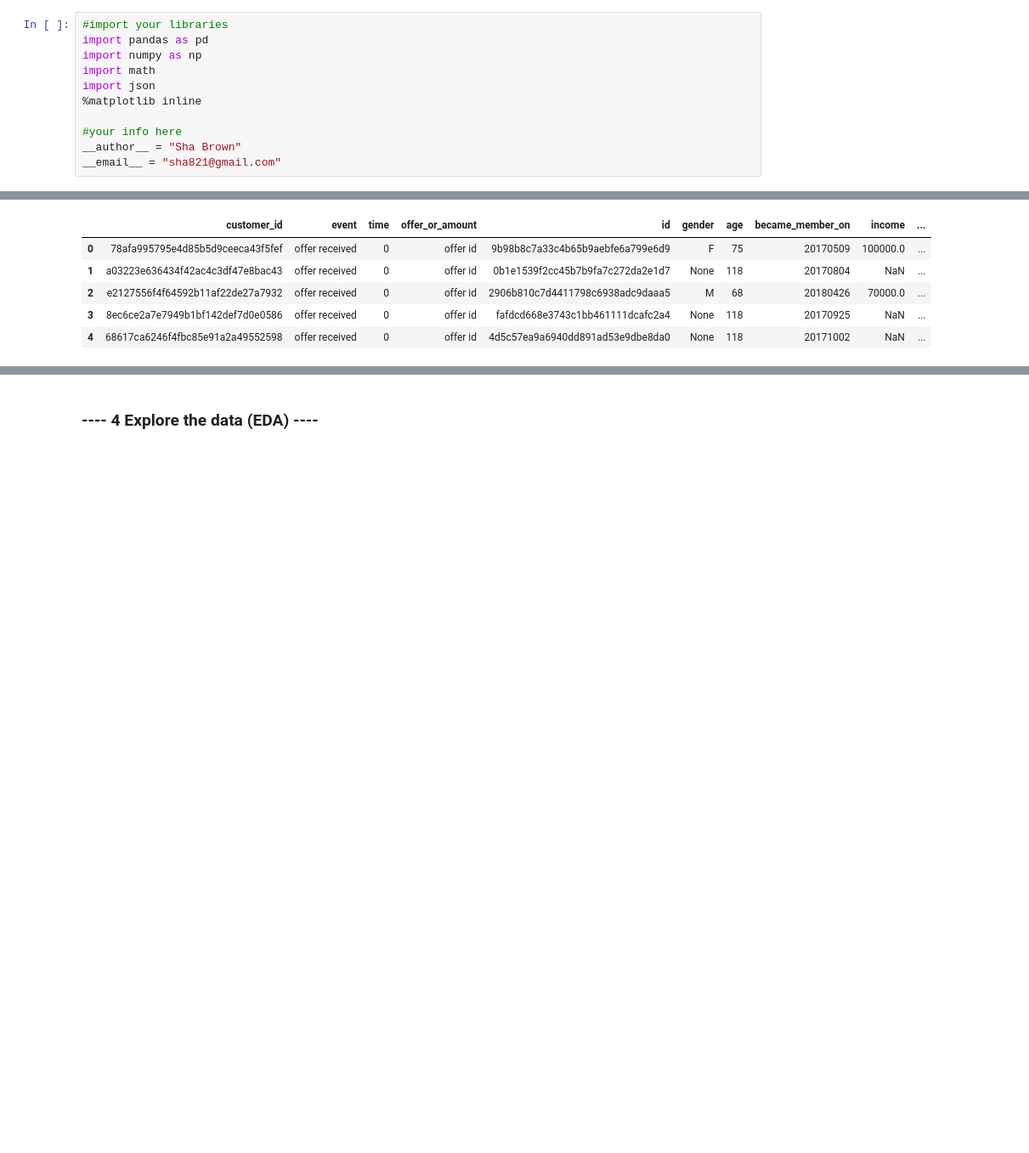
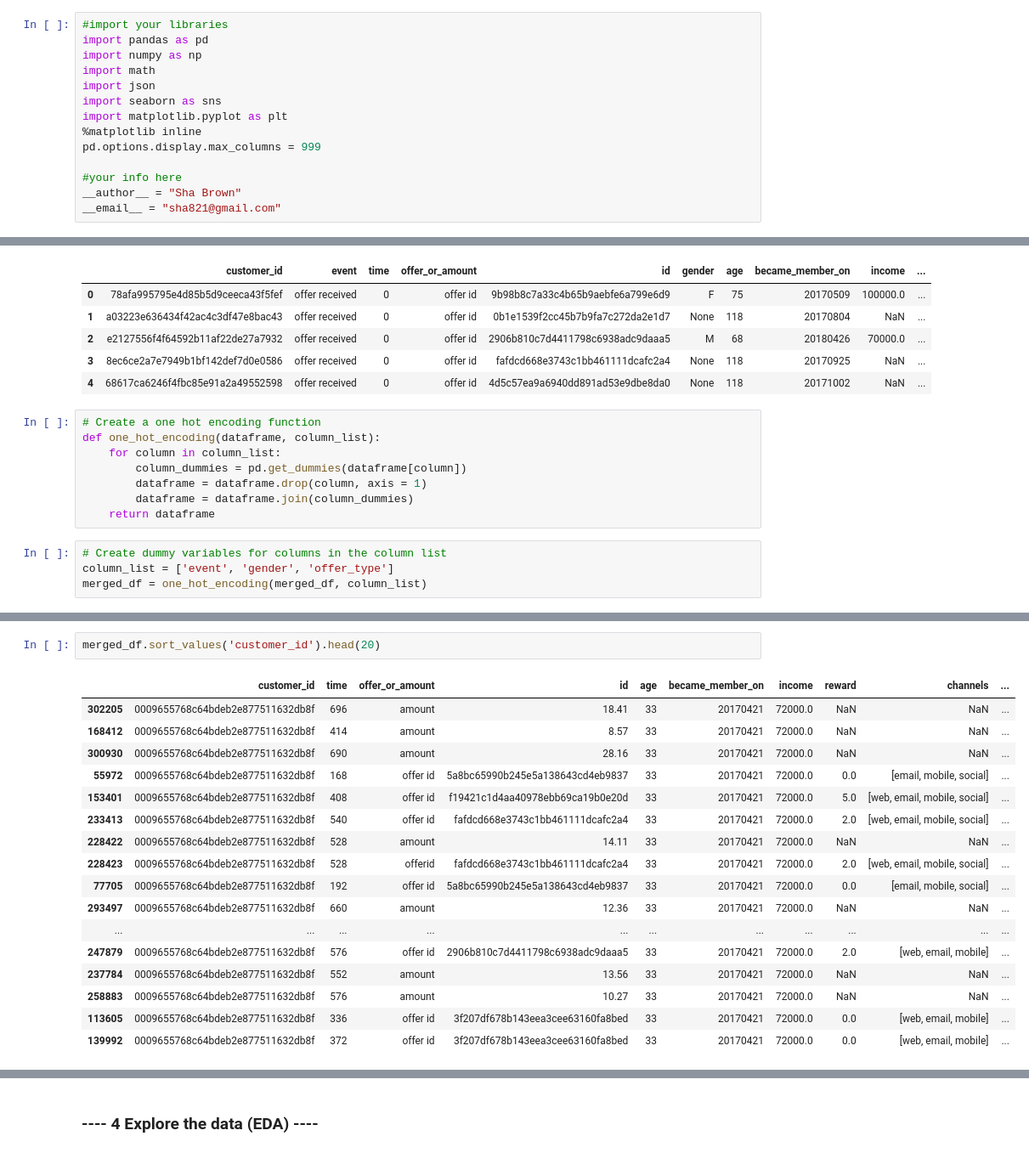
Before and after one commit to shabrown/Starbucks-Capstone-Challenge, a Jupyter notebook: Starbucks_Capstone_Challenge.ipynb, the cells around one changed output, grey strips where cells are left out. Shown: that part at 85% size. Cells and saved outputs as stored; diff of their text form; blank space fills up the shorter version.

```diff
--- a/Starbucks_Capstone_Challenge.ipynb
+++ b/Starbucks_Capstone_Challenge.ipynb
@@ -73,7 +73,10 @@ import pandas as pd
 import numpy as np
 import math
 import json
+import seaborn as sns
+import matplotlib.pyplot as plt
 %matplotlib inline
+pd.options.display.max_columns = 999
 
 #your info here
 __author__ = "Sha Brown"
@@ -316,3 +277,15 @@ merged_df.head()
 | 2 | e2127556f4f64592b11af22de27a7932 | offer received | 0 | offer id | 2906b810c7d4411798c6938adc9daaa5 | M | 68 | 20180426 | 70000.0 | ... |
 | 3 | 8ec6ce2a7e7949b1bf142def7d0e0586 | offer received | 0 | offer id | fafdcd668e3743c1bb461111dcafc2a4 | None | 118 | 20170925 | NaN | ... |
 | 4 | 68617ca6246f4fbc85e91a2a49552598 | offer received | 0 | offer id | 4d5c57ea9a6940dd891ad53e9dbe8da0 | None | 118 | 20171002 | NaN | ... |
+# %%
+# Create a one hot encoding function
+def one_hot_encoding(dataframe, column_list):
+    for column in column_list:
+        column_dummies = pd.get_dummies(dataframe[column])
+        dataframe = dataframe.drop(column, axis = 1)
+        dataframe = dataframe.join(column_dummies)
+    return dataframe
+# %%
+# Create dummy variables for columns in the column list
+column_list = ['event', 'gender', 'offer_type']
+merged_df = one_hot_encoding(merged_df, column_list)
@@ -318,0 +301,20 @@ merged_df.head()
+# %%
+merged_df.sort_values('customer_id').head(20)
+# %% [output]
+|  | customer_id | time | offer_or_amount | id | age | became_member_on | income | reward | channels | ... |
+| 302205 | 0009655768c64bdeb2e877511632db8f | 696 | amount | 18.41 | 33 | 20170421 | 72000.0 | NaN | NaN | ... |
+| 168412 | 0009655768c64bdeb2e877511632db8f | 414 | amount | 8.57 | 33 | 20170421 | 72000.0 | NaN | NaN | ... |
+| 300930 | 0009655768c64bdeb2e877511632db8f | 690 | amount | 28.16 | 33 | 20170421 | 72000.0 | NaN | NaN | ... |
+| 55972 | 0009655768c64bdeb2e877511632db8f | 168 | offer id | 5a8bc65990b245e5a138643cd4eb9837 | 33 | 20170421 | 72000.0 | 0.0 | [email, mobile, social] | ... |
+| 153401 | 0009655768c64bdeb2e877511632db8f | 408 | offer id | f19421c1d4aa40978ebb69ca19b0e20d | 33 | 20170421 | 72000.0 | 5.0 | [web, email, mobile, social] | ... |
+| 233413 | 0009655768c64bdeb2e877511632db8f | 540 | offer id | fafdcd668e3743c1bb461111dcafc2a4 | 33 | 20170421 | 72000.0 | 2.0 | [web, email, mobile, social] | ... |
+| 228422 | 0009655768c64bdeb2e877511632db8f | 528 | amount | 14.11 | 33 | 20170421 | 72000.0 | NaN | NaN | ... |
+| 228423 | 0009655768c64bdeb2e877511632db8f | 528 | offerid | fafdcd668e3743c1bb461111dcafc2a4 | 33 | 20170421 | 72000.0 | 2.0 | [web, email, mobile, social] | ... |
+| 77705 | 0009655768c64bdeb2e877511632db8f | 192 | offer id | 5a8bc65990b245e5a138643cd4eb9837 | 33 | 20170421 | 72000.0 | 0.0 | [email, mobile, social] | ... |
+| 293497 | 0009655768c64bdeb2e877511632db8f | 660 | amount | 12.36 | 33 | 20170421 | 72000.0 | NaN | NaN | ... |
+| ... | ... | ... | ... | ... | ... | ... | ... | ... | ... | ... |
+| 247879 | 0009655768c64bdeb2e877511632db8f | 576 | offer id | 2906b810c7d4411798c6938adc9daaa5 | 33 | 20170421 | 72000.0 | 2.0 | [web, email, mobile] | ... |
+| 237784 | 0009655768c64bdeb2e877511632db8f | 552 | amount | 13.56 | 33 | 20170421 | 72000.0 | NaN | NaN | ... |
+| 258883 | 0009655768c64bdeb2e877511632db8f | 576 | amount | 10.27 | 33 | 20170421 | 72000.0 | NaN | NaN | ... |
+| 113605 | 0009655768c64bdeb2e877511632db8f | 336 | offer id | 3f207df678b143eea3cee63160fa8bed | 33 | 20170421 | 72000.0 | 0.0 | [web, email, mobile] | ... |
+| 139992 | 0009655768c64bdeb2e877511632db8f | 372 | offer id | 3f207df678b143eea3cee63160fa8bed | 33 | 20170421 | 72000.0 | 0.0 | [web, email, mobile] | ... |
```
Also changed, not shown: parts of 39 cells of this notebook.
